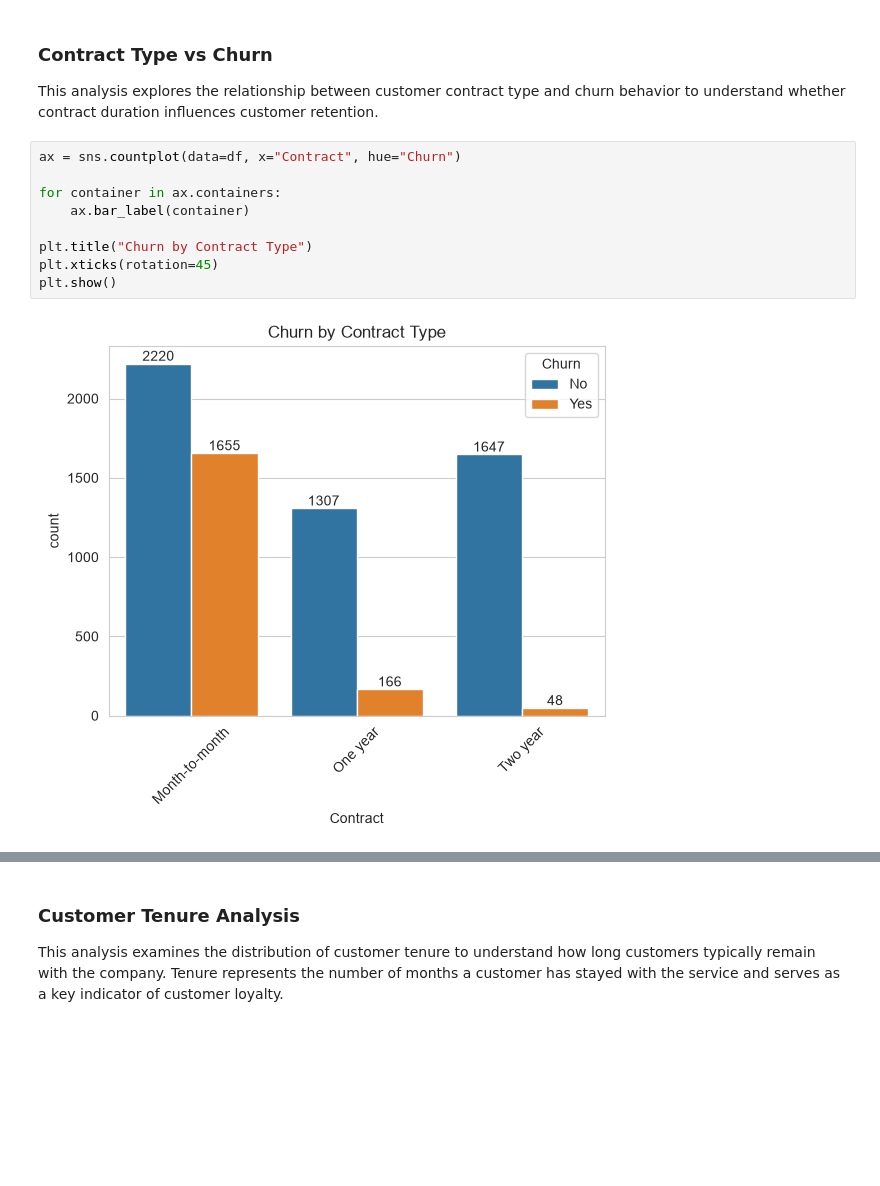
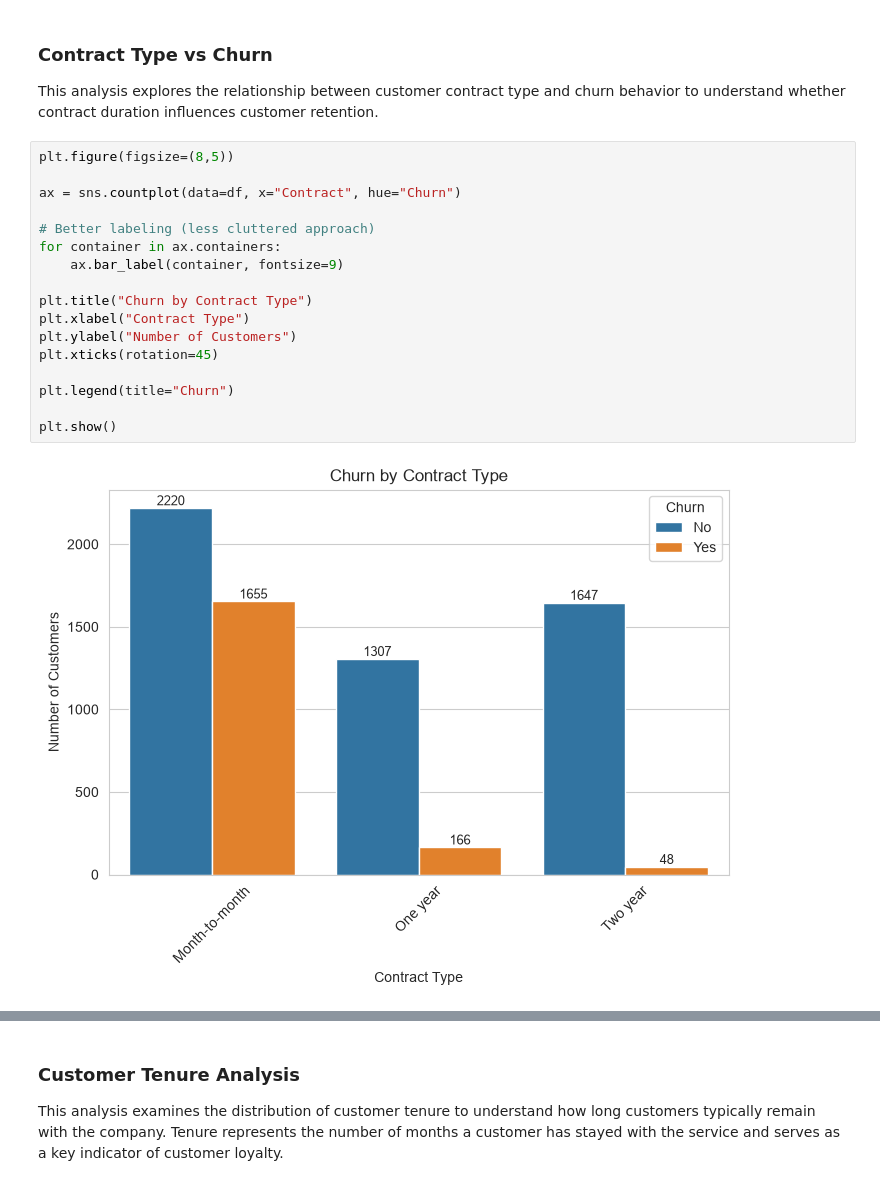
Before and after one commit to DaveoJay/Customer_Churn_Prediction, a Jupyter notebook: Notebooks/03_Deep_EDA.ipynb, the cells around one changed output, grey strips where cells are left out. Drawn from its saved outputs; the diff is of its cells as text; blank space fills up the shorter version.

```diff
--- a/Notebooks/03_Deep_EDA.ipynb
+++ b/Notebooks/03_Deep_EDA.ipynb
@@ -59,13 +59,21 @@ Name: proportion, dtype: float64
 
 This analysis explores the relationship between customer contract type and churn behavior to understand whether contract duration influences customer retention.
 # %%
+plt.figure(figsize=(8,5))
+
 ax = sns.countplot(data=df, x="Contract", hue="Churn")
 
+# Better labeling (less cluttered approach)
 for container in ax.containers:
-    ax.bar_label(container)
+    ax.bar_label(container, fontsize=9)
 
 plt.title("Churn by Contract Type")
+plt.xlabel("Contract Type")
+plt.ylabel("Number of Customers")
 plt.xticks(rotation=45)
+
+plt.legend(title="Churn")
+
 plt.show()
 # %% [output]
-[figure, old version]
+[figure, new version]
```
Also changed, not shown: parts of 8 cells of this notebook, 9 other files.
